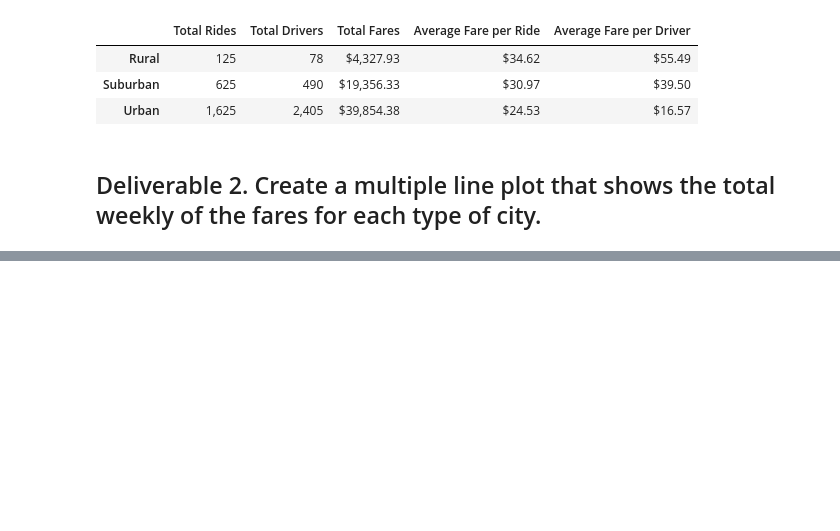
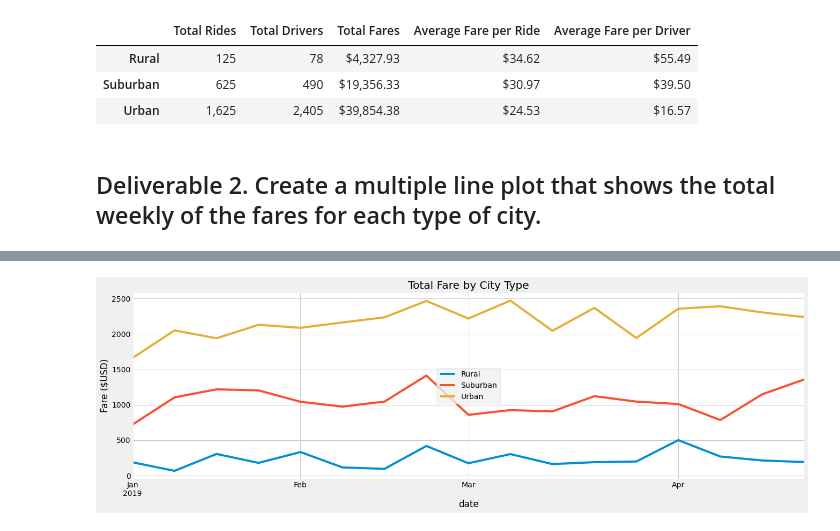
Before and after one commit to devhollister/PyBer_Analysis, a Jupyter notebook: PyBer_Challenge.ipynb, the cells around one changed output, grey strips where cells are left out. Saved outputs shown, nothing was run; the diff lists cells and outputs as text; code cells hidden in the pictures; blank space fills up the shorter version.

```diff
--- a/PyBer_Challenge.ipynb
+++ b/PyBer_Challenge.ipynb
@@ -132,3 +148,5 @@ pyber_summary_df
 # %%
 # 4. Create a pivot table with the 'date' as the index, the columns ='type', and values='fare'
 # to get the total fares for each type of city by the date.
+fares_by_date_pivot = fares_by_date.pivot(index="date", columns="type", values ="fare")
+fares_by_date_pivot
@@ -135,2 +168,4 @@ pyber_summary_df
 # %%
 # 5. Create a new DataFrame from the pivot table DataFrame using loc on the given dates, '2019-01-01':'2019-04-29'.
+fares_by_date_pivot_loc = fares_by_date_pivot.loc["2019-01-01":"2019-04-29"]
+fares_by_date_pivot_loc
@@ -137,5 +187,6 @@ pyber_summary_df
 # %%
 # 6. Set the "date" index to datetime datatype. This is necessary to use the resample() method in Step 8.
 # df.index = pd.to_datetime(df.index)
+fares_by_date_pivot_loc.index = pd.to_datetime(fares_by_date_pivot_loc.index)
 # %%
 # 7. Check that the datatype for the index is datetime using df.info()
@@ -142,2 +205,4 @@ pyber_summary_df
 # %%
 # 8. Create a new DataFrame using the "resample()" function by week 'W' and get the sum of the fares for each week.
+fares_by_week = fares_by_date_pivot_loc.resample("W").sum()
+fares_by_week
@@ -144,7 +229,17 @@ pyber_summary_df
 # %%
 # 8. Using the object-oriented interface method, plot the resample DataFrame using the df.plot() function.
 
 # Import the style from Matplotlib.
 from matplotlib import style
 # Use the graph style fivethirtyeight.
 style.use('fivethirtyeight')
+
+#graph plot
+ax=fares_by_week.plot(figsize=(20,6))
+ax.set_ylabel('Fare ($USD)')
+ax.legend(loc="center")
+ax.set_title("Total Fare by City Type")
+ax.set_facecolor("white")
+plt.savefig("analysis/Pyber_fare_summary.png")
+# %% [output]
+[figure, added]
```
Also changed, not shown: parts of 7 cells of this notebook, 2 other files.
